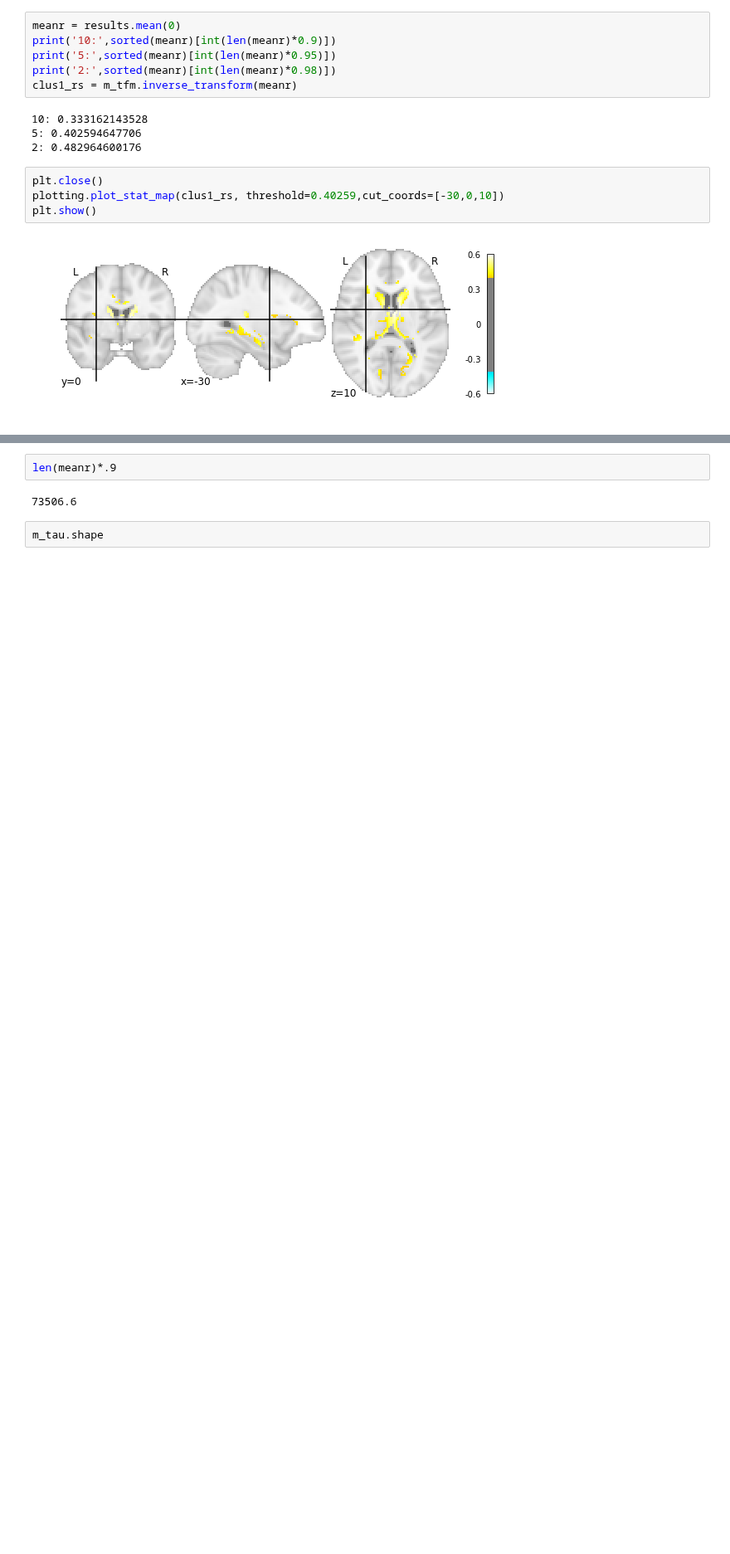
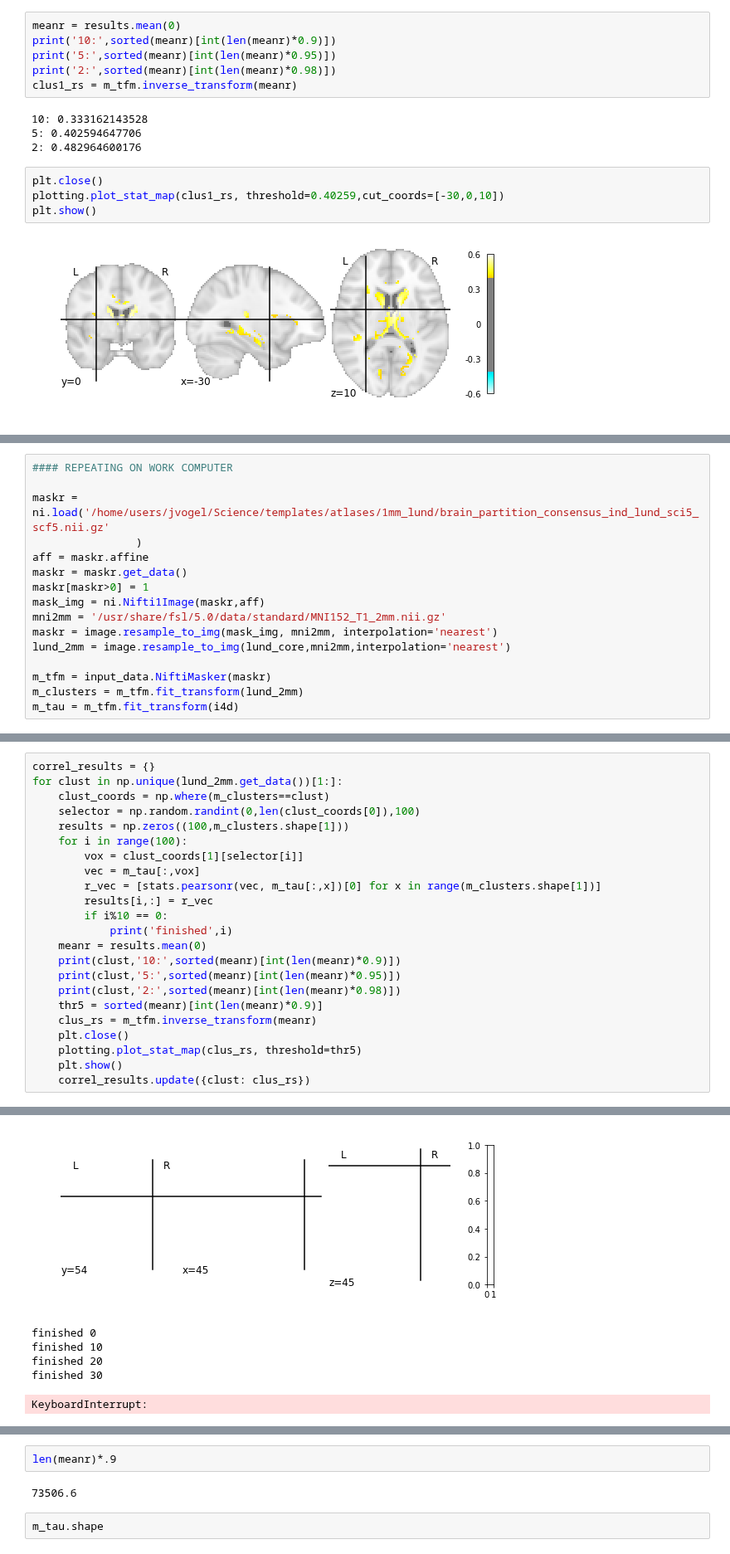
Before and after one commit to illdopejake/hack_projects, a Jupyter notebook: NMI_and_such.ipynb, the cells around one changed output, grey strips where cells are left out. Shown at 83% size. Drawn from its saved outputs; the diff is of its cells as text; blank space fills up the shorter version.

```diff
--- a/NMI_and_such.ipynb
+++ b/NMI_and_such.ipynb
@@ -788,0 +810,16 @@ plt.show()
+# %%
+#### REPEATING ON WORK COMPUTER
+
+maskr = ni.load('/home/users/jvogel/Science/templates/atlases/1mm_lund/brain_partition_consensus_ind_lund_sci5_scf5.nii.gz'
+                )
+aff = maskr.affine
+maskr = maskr.get_data()
+maskr[maskr>0] = 1
+mask_img = ni.Nifti1Image(maskr,aff)
+mni2mm = '/usr/share/fsl/5.0/data/standard/MNI152_T1_2mm.nii.gz'
+maskr = image.resample_to_img(mask_img, mni2mm, interpolation='nearest')
+lund_2mm = image.resample_to_img(lund_core,mni2mm,interpolation='nearest')
+
+m_tfm = input_data.NiftiMasker(maskr)
+m_clusters = m_tfm.fit_transform(lund_2mm)
+m_tau = m_tfm.fit_transform(i4d)
@@ -788,0 +860,24 @@ plt.show()
+# %%
+correl_results = {}
+for clust in np.unique(lund_2mm.get_data())[1:]:
+    clust_coords = np.where(m_clusters==clust)
+    selector = np.random.randint(0,len(clust_coords[0]),100)
+    results = np.zeros((100,m_clusters.shape[1]))
+    for i in range(100):
+        vox = clust_coords[1][selector[i]]
+        vec = m_tau[:,vox]
+        r_vec = [stats.pearsonr(vec, m_tau[:,x])[0] for x in range(m_clusters.shape[1])]
+        results[i,:] = r_vec
+        if i%10 == 0:
+            print('finished',i)
+    meanr = results.mean(0)
+    print(clust,'10:',sorted(meanr)[int(len(meanr)*0.9)])
+    print(clust,'5:',sorted(meanr)[int(len(meanr)*0.95)])
+    print(clust,'2:',sorted(meanr)[int(len(meanr)*0.98)])
+    thr5 = sorted(meanr)[int(len(meanr)*0.9)]
+    clus_rs = m_tfm.inverse_transform(meanr)
+    plt.close()
+    plotting.plot_stat_map(clus_rs, threshold=thr5)
+    plt.show()
+    correl_results.update({clust: clus_rs})
+# %% [output]
@@ -788,0 +897,6 @@ plt.show()
+[figure, added]
+finished 0
+finished 10
+finished 20
+finished 30
+KeyboardInterrupt:
```
Also changed, not shown: parts of 12 cells of this notebook.
